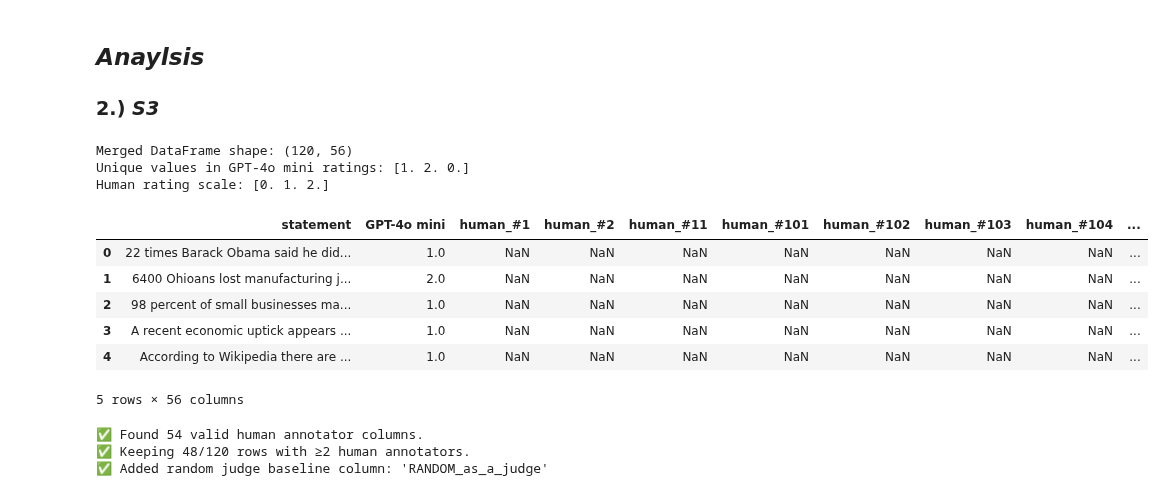
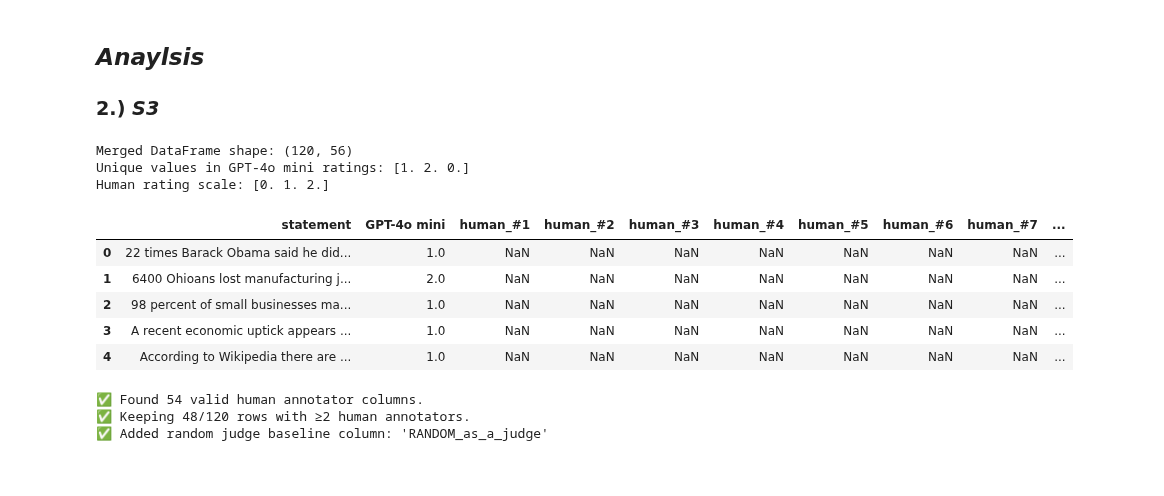
Before and after one commit to Ocean-code-1995/llm-judge-good-enough, a Jupyter notebook: politifact/src/analysis.ipynb, the cells around one changed output. Cells and saved outputs as stored; diff of their text form; code cells hidden in the pictures.

```diff
--- a/politifact/src/analysis.ipynb
+++ b/politifact/src/analysis.ipynb
@@ -1,5 +1,7 @@
 # %%
 import pandas as pd
+# show all columns
+pd.set_option('display.max_columns', None)
 import numpy as np
 # %% [markdown]
 
@@ -105,37 +121,34 @@ Human Judgments shape: (120, 31)
 # %%
 # rename rating to llm
 llm_ratings_s3 = llm_ratings_s3.rename(columns={"rating": "GPT-4o mini"})
 
-# rename unit_0 - unit_146 to human_#1 to human_#147
-human_judgments_s3 = human_judgments_s3.rename(
-    columns={f"unit_{i}":f"human_#{i+1}" for i in range(147)}
-)
+# rename unit_0 - unitn
+human_judgments_s3.columns = ["statement"] + [f"human_#{i}" for i in range(1, len(human_judgments_s3.columns))]
 
 # merge on 'id'
 merged_s3_df = pd.merge(llm_ratings_s3, human_judgments_s3, on="statement", how="inner")
 # shape of merged df
 print(f"Merged DataFrame shape: {merged_s3_df.shape}")
 
 # gpt-4o-mini ratings unique values
 print(f"Unique values in GPT-4o mini ratings: {merged_s3_df['GPT-4o mini'].unique()}")
 
 # unique ratings across all human judges
 human_cols = [c for c in merged_s3_df.columns if c.startswith("human_#")]
 unique_human_ratings = np.unique(merged_s3_df[human_cols].values[~pd.isna(merged_s3_df[human_cols].values)])
 print("Human rating scale:", unique_human_ratings)
 
 merged_s3_df.head()
 # %% [output]
 Merged DataFrame shape: (120, 56)
 Unique values in GPT-4o mini ratings: [1. 2. 0.]
 Human rating scale: [0. 1. 2.]
-|  | statement | GPT-4o mini | human_#1 | human_#2 | human_#11 | human_#101 | human_#102 | human_#103 | human_#104 | ... |
+|  | statement | GPT-4o mini | human_#1 | human_#2 | human_#3 | human_#4 | human_#5 | human_#6 | human_#7 | ... |
 | 0 | 22 times Barack Obama said he did... | 1.0 | NaN | NaN | NaN | NaN | NaN | NaN | NaN | ... |
 | 1 | 6400 Ohioans lost manufacturing j... | 2.0 | NaN | NaN | NaN | NaN | NaN | NaN | NaN | ... |
 | 2 | 98 percent of small businesses ma... | 1.0 | NaN | NaN | NaN | NaN | NaN | NaN | NaN | ... |
 | 3 | A recent economic uptick appears ... | 1.0 | NaN | NaN | NaN | NaN | NaN | NaN | NaN | ... |
 | 4 | According to Wikipedia there are ... | 1.0 | NaN | NaN | NaN | NaN | NaN | NaN | NaN | ... |
-5 rows × 56 columns
 # %%
 # Fix import path - add parent directory to Python path
 import sys
```
Also changed, not shown: parts of 5 cells of this notebook.
